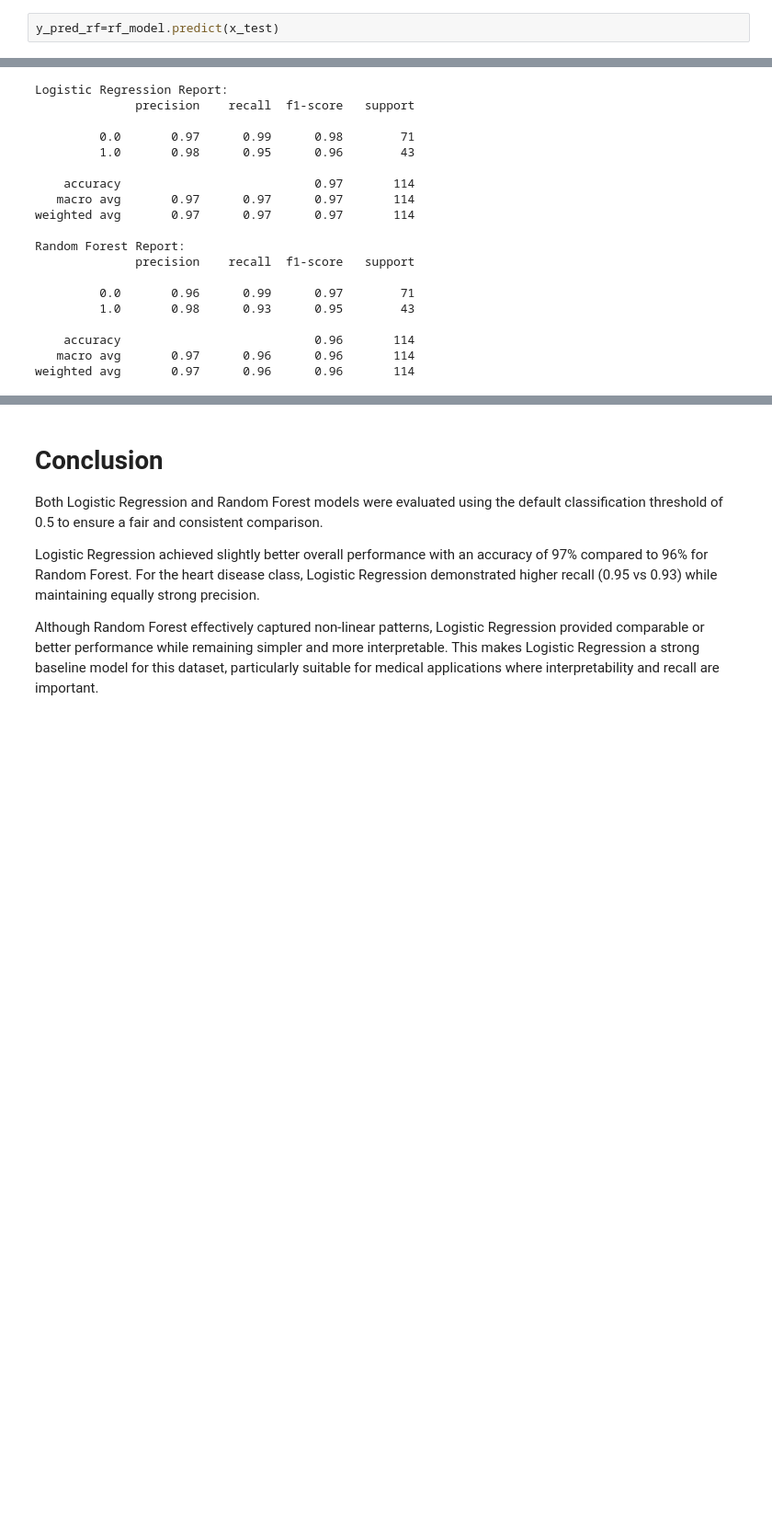
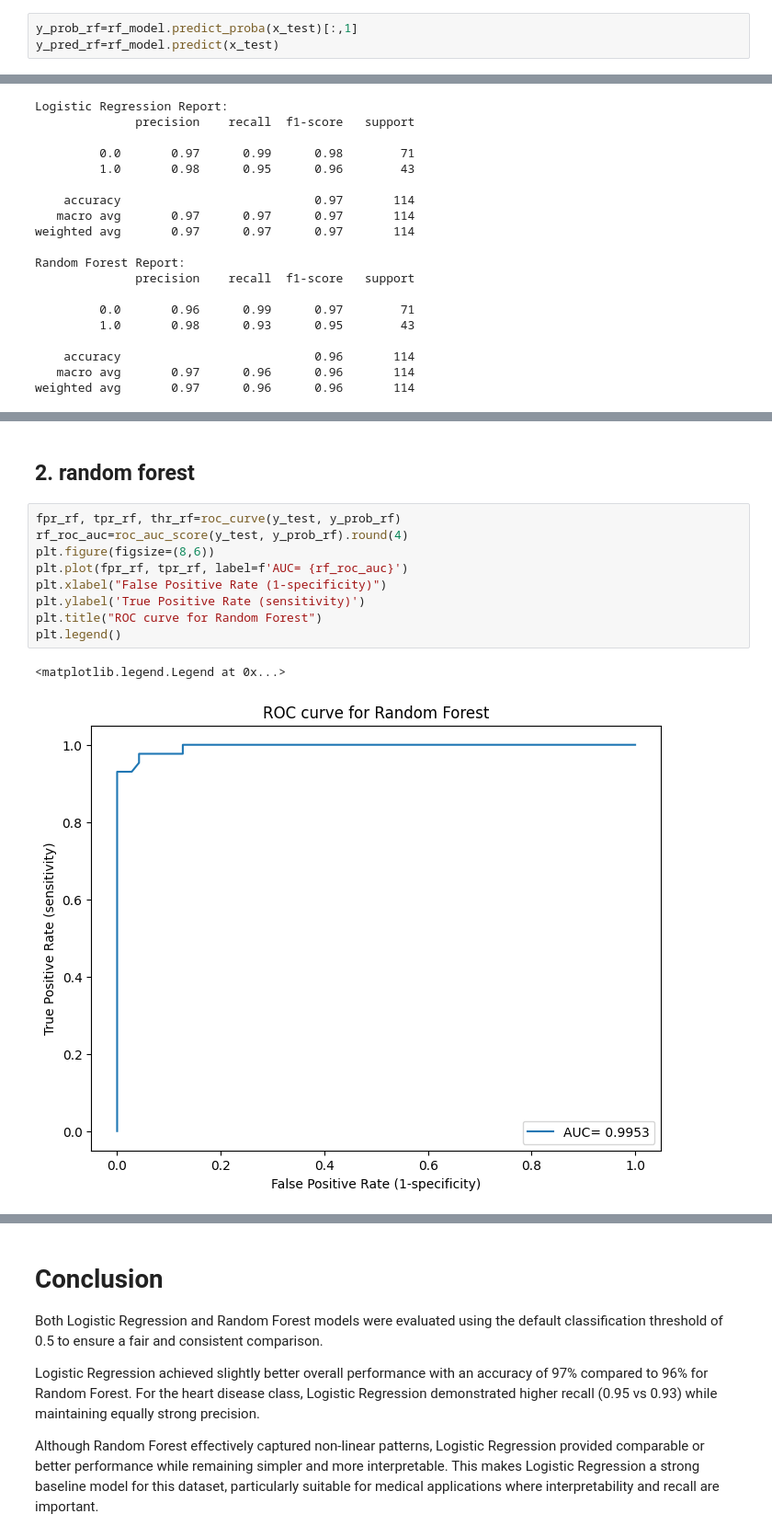
Before and after one commit to kinzemam/Linear-Regression-vs-Random-Forest, a Jupyter notebook: logistic-regression-vs-rf-model.ipynb, the cells around one changed output, grey strips where cells are left out. Shown at 92% size. Cells and saved outputs as stored; diff of their text form; blank space fills up the shorter version.

```diff
--- a/logistic-regression-vs-rf-model.ipynb
+++ b/logistic-regression-vs-rf-model.ipynb
@@ -108,6 +111,7 @@ rf_model.fit(x_train, y_train)
 # %% [output]
 RandomForestClassifier(random_state=42)
 # %%
+y_prob_rf=rf_model.predict_proba(x_test)[:,1]
 y_pred_rf=rf_model.predict(x_test)
 # %% [markdown]
 # Model Comparision
@@ -141,0 +163,14 @@ weighted avg       0.97      0.96      0.96       114
+# %% [markdown]
+## 2. random forest
+# %%
+fpr_rf, tpr_rf, thr_rf=roc_curve(y_test, y_prob_rf)
+rf_roc_auc=roc_auc_score(y_test, y_prob_rf).round(4)
+plt.figure(figsize=(8,6))
+plt.plot(fpr_rf, tpr_rf, label=f'AUC= {rf_roc_auc}')
+plt.xlabel("False Positive Rate (1-specificity)")
+plt.ylabel('True Positive Rate (sensitivity)')
+plt.title("ROC curve for Random Forest")
+plt.legend()
+# %% [output]
+<matplotlib.legend.Legend at 0x...>
+[figure, added]
```
Also changed, not shown: parts of 6 cells of this notebook.
